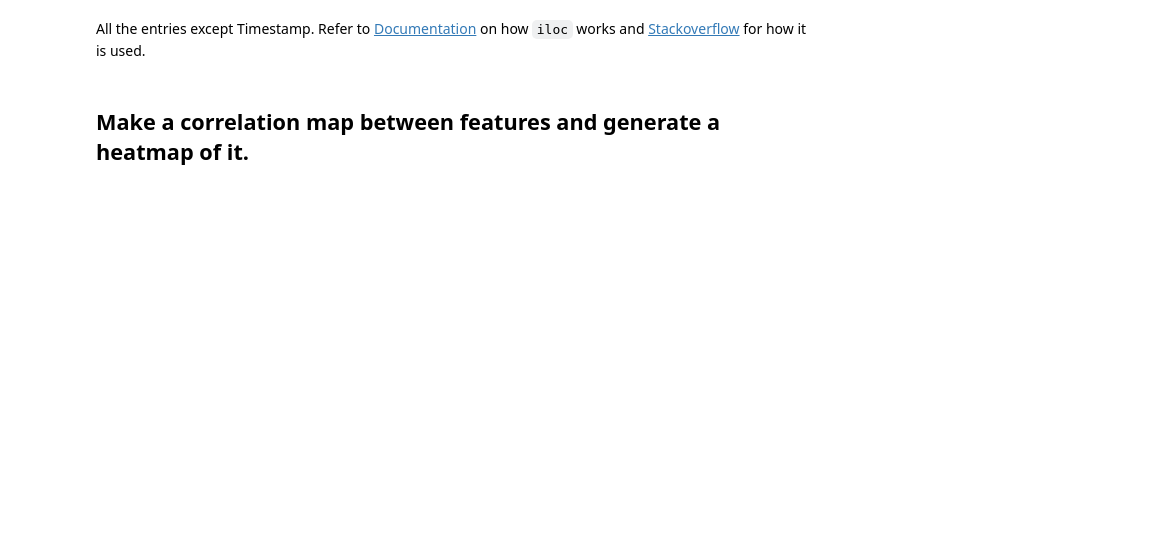
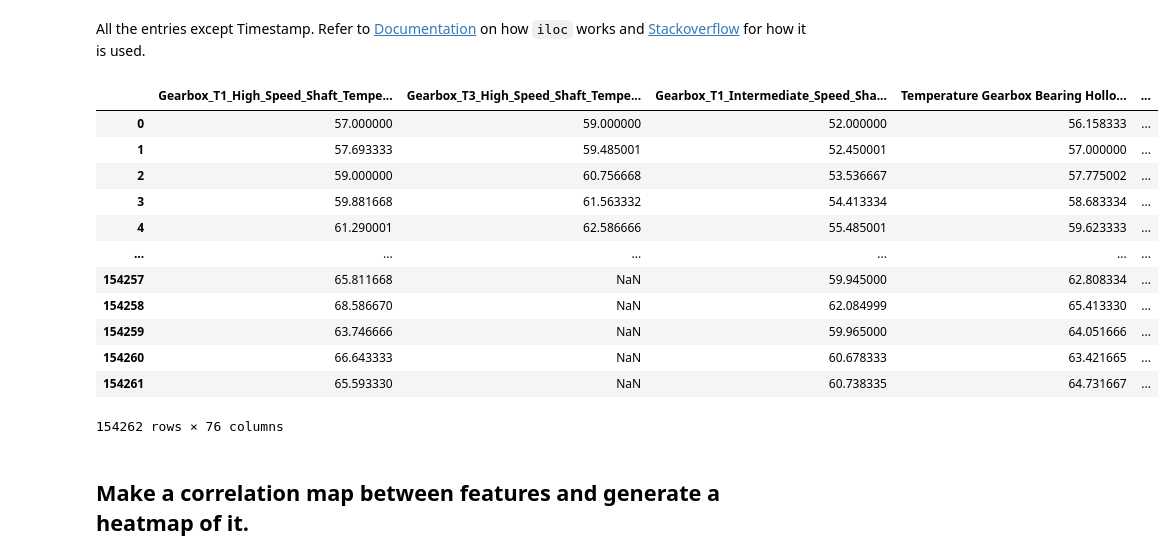
Before and after one commit to OrkunAvci/Wind-Force, a Jupyter notebook: Hackathon.ipynb, the cells around one changed output. Drawn from its saved outputs; the diff is of its cells as text; code cells hidden in the pictures; blank space fills up the shorter version.

```diff
--- a/Hackathon.ipynb
+++ b/Hackathon.ipynb
@@ -26,6 +41,20 @@ df = pd.DataFrame(values, columns=features.columns[1:])
 # %%
 #df["Timestamp"] = pd.to_datetime(df["Timestamp"]).apply(pd.Timestamp.timestamp) # pd.to_datetime(df["Timestamp"])
-df
+features
+# %% [output]
+|  | Gearbox_T1_High_Speed_Shaft_Tempe... | Gearbox_T3_High_Speed_Shaft_Tempe... | Gearbox_T1_Intermediate_Speed_Sha... | Temperature Gearbox Bearing Hollo... | ... |
+| 0 | 57.000000 | 59.000000 | 52.000000 | 56.158333 | ... |
+| 1 | 57.693333 | 59.485001 | 52.450001 | 57.000000 | ... |
+| 2 | 59.000000 | 60.756668 | 53.536667 | 57.775002 | ... |
+| 3 | 59.881668 | 61.563332 | 54.413334 | 58.683334 | ... |
+| 4 | 61.290001 | 62.586666 | 55.485001 | 59.623333 | ... |
+| ... | ... | ... | ... | ... | ... |
+| 154257 | 65.811668 | NaN | 59.945000 | 62.808334 | ... |
+| 154258 | 68.586670 | NaN | 62.084999 | 65.413330 | ... |
+| 154259 | 63.746666 | NaN | 59.965000 | 64.051666 | ... |
+| 154260 | 66.643333 | NaN | 60.678333 | 63.421665 | ... |
+| 154261 | 65.593330 | NaN | 60.738335 | 64.731667 | ... |
+154262 rows × 76 columns
 # %% [markdown]
 ## Make a correlation map between features and generate a heatmap of it.
 # %%
```
Also changed, not shown: parts of 46 cells of this notebook.
